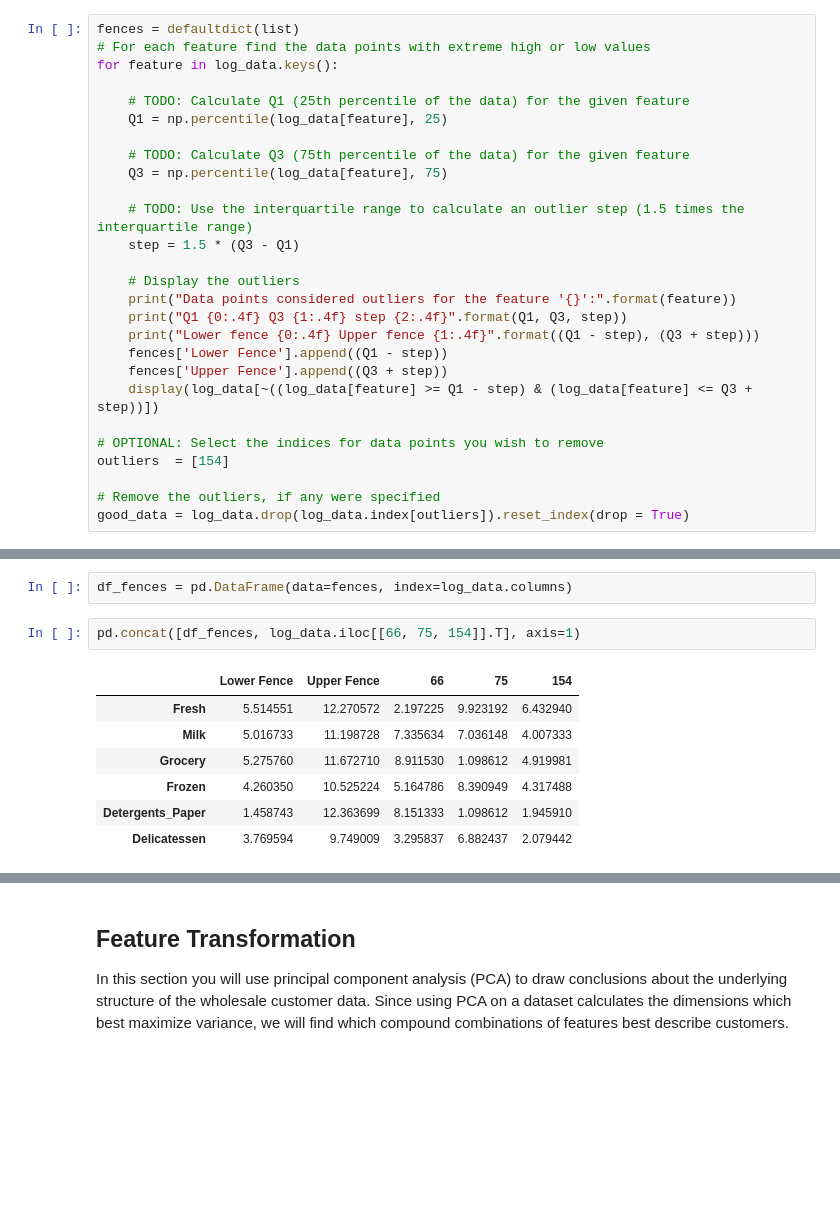
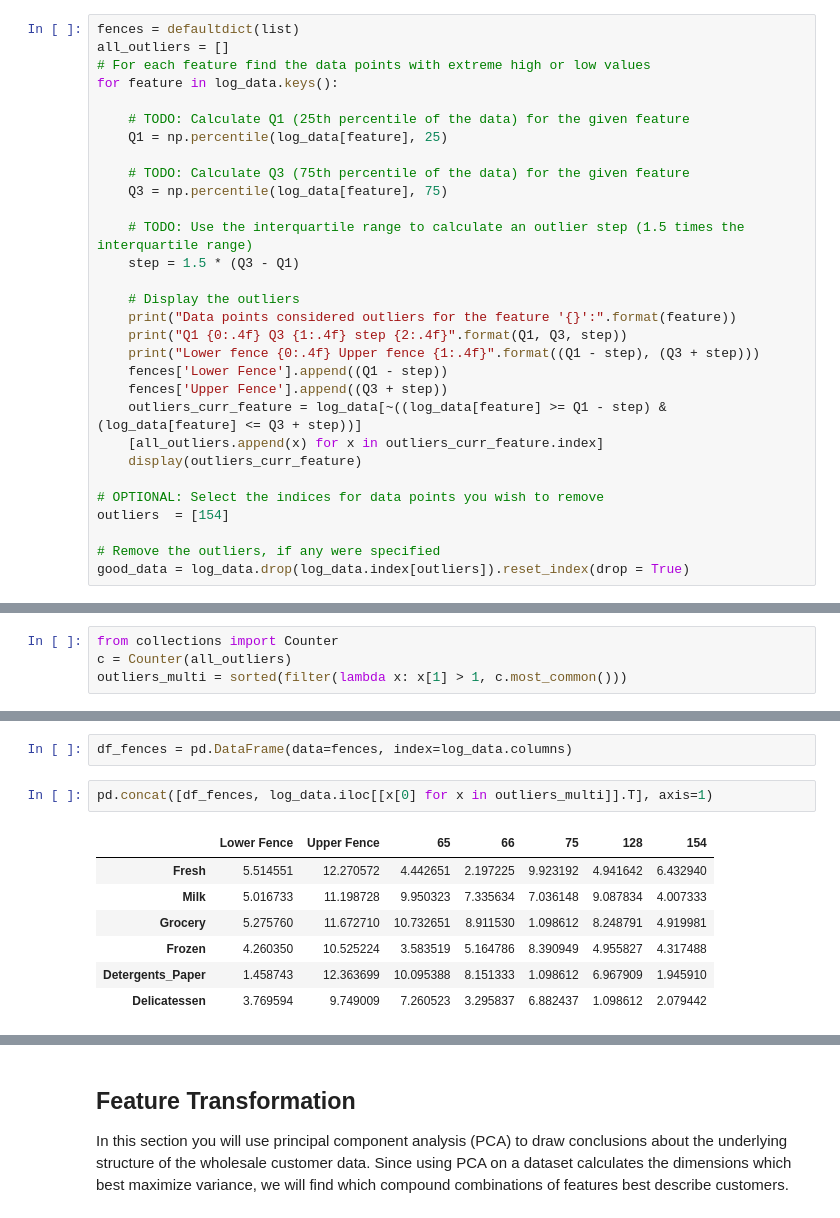
Before and after one commit to caiopavanelli/machine-learning, a Jupyter notebook: projects/customer_segments/customer_segments.ipynb, the cells around one changed output, grey strips where cells are left out. Saved outputs shown, nothing was run; the diff lists cells and outputs as text; blank space fills up the shorter version.

Commit message:
Fix add 2 outliers in q4

```diff
--- a/projects/customer_segments/customer_segments.ipynb
+++ b/projects/customer_segments/customer_segments.ipynb
@@ -278,6 +278,7 @@ Once you have performed this implementation, the dataset will be stored in the v
 from collections import defaultdict
 # %%
 fences = defaultdict(list)
+all_outliers = []
 # For each feature find the data points with extreme high or low values
 for feature in log_data.keys():
 
@@ -296,7 +297,9 @@ for feature in log_data.keys():
     print("Lower fence {0:.4f} Upper fence {1:.4f}".format((Q1 - step), (Q3 + step)))
     fences['Lower Fence'].append((Q1 - step))
     fences['Upper Fence'].append((Q3 + step))
-    display(log_data[~((log_data[feature] >= Q1 - step) & (log_data[feature] <= Q3 + step))])
+    outliers_curr_feature = log_data[~((log_data[feature] >= Q1 - step) & (log_data[feature] <= Q3 + step))]
+    [all_outliers.append(x) for x in outliers_curr_feature.index]
+    display(outliers_curr_feature)
 
 # OPTIONAL: Select the indices for data points you wish to remove
 outliers  = [154]
@@ -385,3 +388,7 @@ Lower fence 3.7696 Upper fence 9.7490
 ** Hint: ** If you have datapoints that are outliers in multiple categories think about why that may be and if they warrant removal. Also note how k-means is affected by outliers and whether or not this plays a factor in your analysis of whether or not to remove them.
 # %% [markdown]
 **Answer:**
+# %%
+from collections import Counter
+c = Counter(all_outliers)
+outliers_multi = sorted(filter(lambda x: x[1] > 1, c.most_common()))
@@ -388,13 +404,13 @@ Lower fence 3.7696 Upper fence 9.7490
 # %%
 df_fences = pd.DataFrame(data=fences, index=log_data.columns)
 # %%
-pd.concat([df_fences, log_data.iloc[[66, 75, 154]].T], axis=1)
+pd.concat([df_fences, log_data.iloc[[x[0] for x in outliers_multi]].T], axis=1)
 # %% [output]
-|  | Lower Fence | Upper Fence | 66 | 75 | 154 |
-| Fresh | 5.514551 | 12.270572 | 2.197225 | 9.923192 | 6.432940 |
-| Milk | 5.016733 | 11.198728 | 7.335634 | 7.036148 | 4.007333 |
-| Grocery | 5.275760 | 11.672710 | 8.911530 | 1.098612 | 4.919981 |
-| Frozen | 4.260350 | 10.525224 | 5.164786 | 8.390949 | 4.317488 |
-| Detergents_Paper | 1.458743 | 12.363699 | 8.151333 | 1.098612 | 1.945910 |
-| Delicatessen | 3.769594 | 9.749009 | 3.295837 | 6.882437 | 2.079442 |
+|  | Lower Fence | Upper Fence | 65 | 66 | 75 | 128 | 154 |
+| Fresh | 5.514551 | 12.270572 | 4.442651 | 2.197225 | 9.923192 | 4.941642 | 6.432940 |
+| Milk | 5.016733 | 11.198728 | 9.950323 | 7.335634 | 7.036148 | 9.087834 | 4.007333 |
+| Grocery | 5.275760 | 11.672710 | 10.732651 | 8.911530 | 1.098612 | 8.248791 | 4.919981 |
+| Frozen | 4.260350 | 10.525224 | 3.583519 | 5.164786 | 8.390949 | 4.955827 | 4.317488 |
+| Detergents_Paper | 1.458743 | 12.363699 | 10.095388 | 8.151333 | 1.098612 | 6.967909 | 1.945910 |
+| Delicatessen | 3.769594 | 9.749009 | 7.260523 | 3.295837 | 6.882437 | 1.098612 | 2.079442 |
 # %% [markdown]
```
Also changed, not shown: parts of 2 cells of this notebook.
